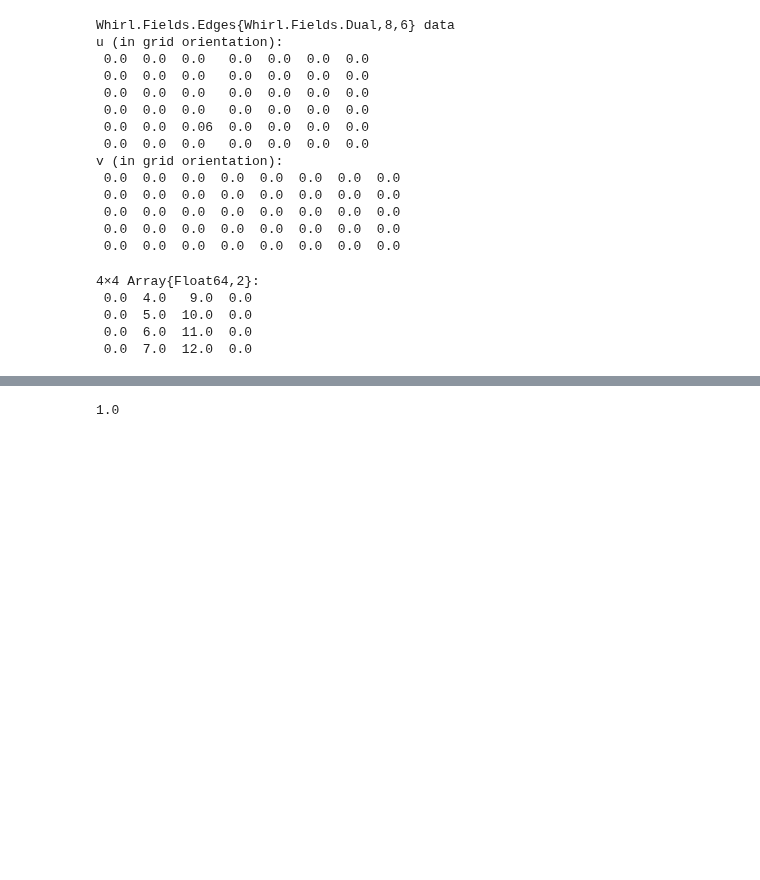
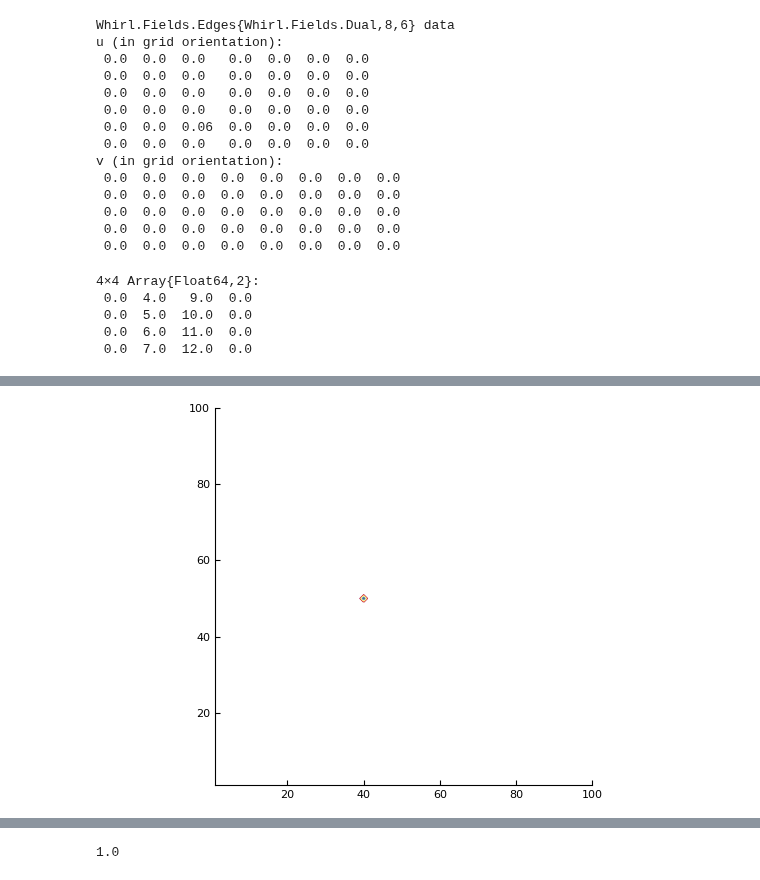
Before and after one commit to JuliaIBPM/ViscousFlow.jl, a Jupyter notebook: examples/Testing the LGF.ipynb, the cells around one changed output, grey strips where cells are left out. Cells and saved outputs as stored; diff of their text form; code cells hidden in the pictures; blank space fills up the shorter version.

```diff
--- a/examples/Testing the LGF.ipynb
+++ b/examples/Testing the LGF.ipynb
@@ -117,0 +113,9 @@ julia> A
+# %%
+nx = 100; ny = 100;
+i = 40; j = 50;
+w = Nodes(Dual,(nx,ny))
+w[i,j] = 1.0
+E = IntFact(5,w)
+plot(w)
+# %% [output]
+[figure, added]
```
Also changed, not shown: parts of 8 cells of this notebook, 7 other files.
